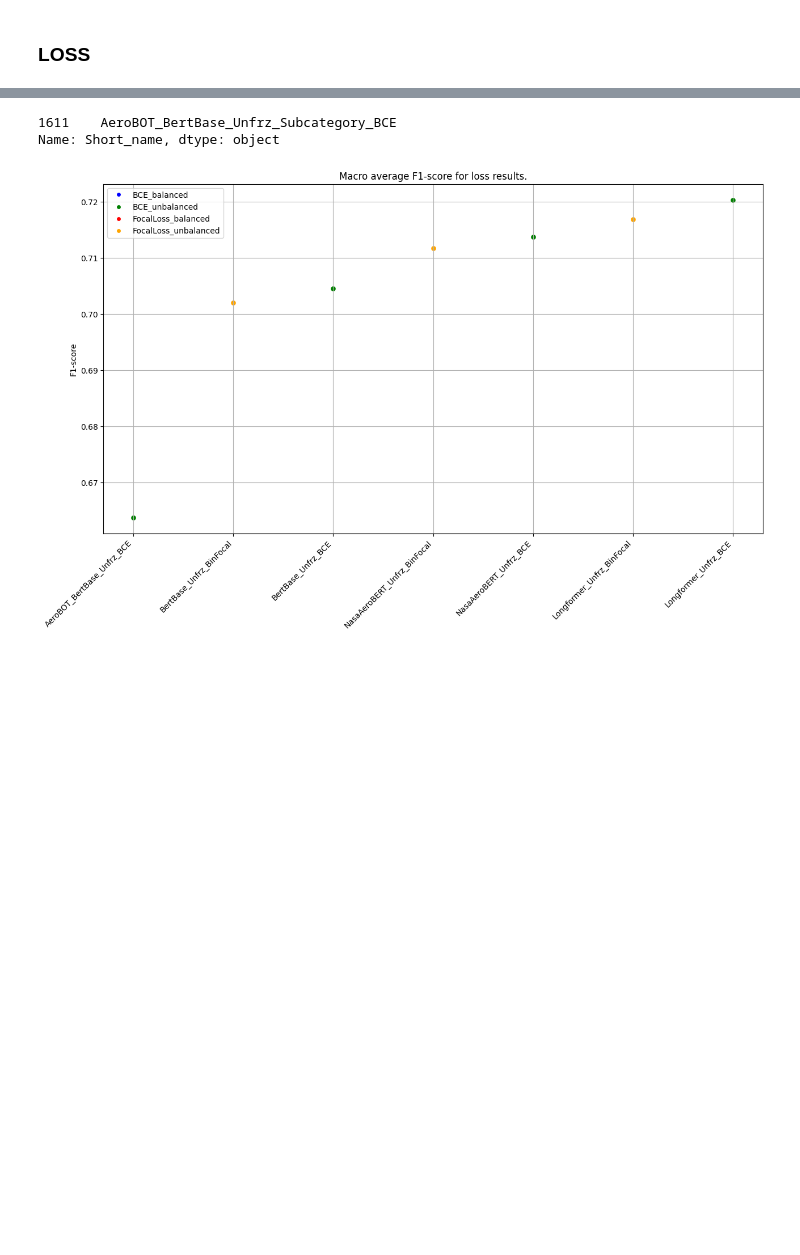
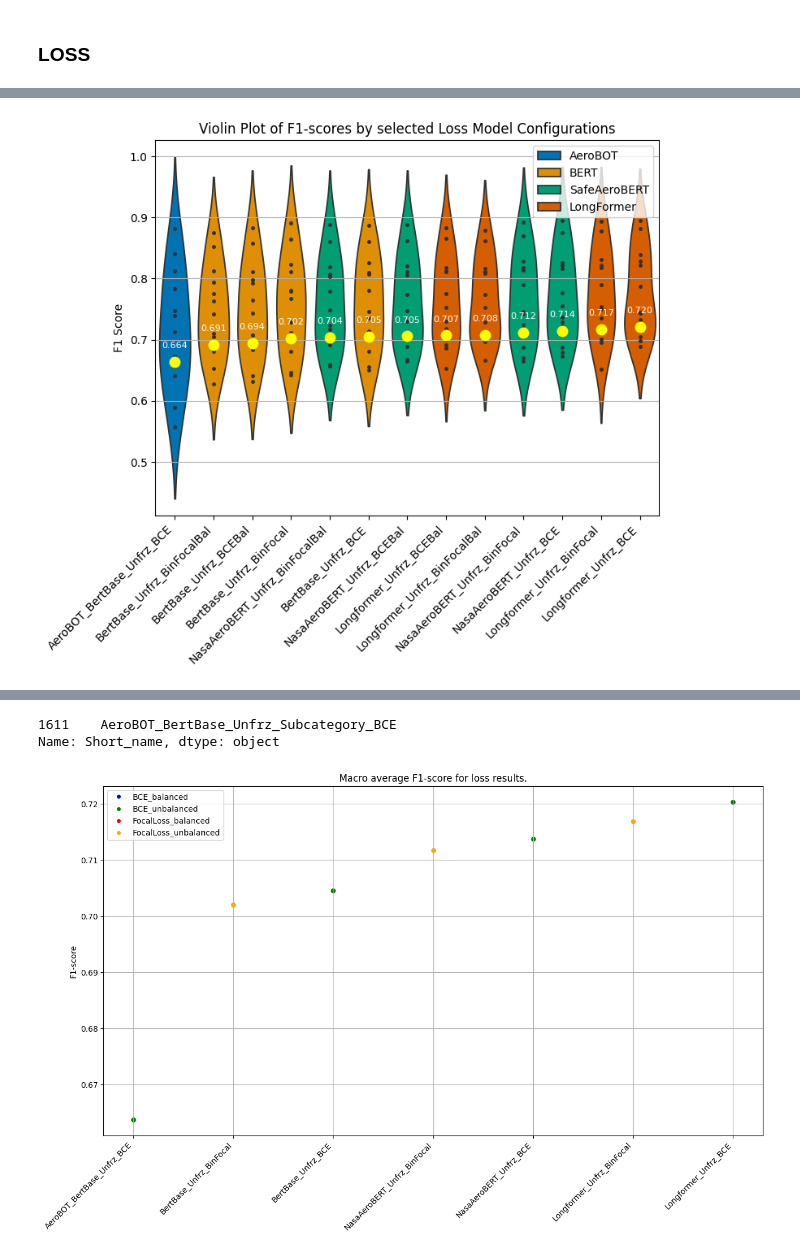
Before and after one commit to Gogonemnem/Safran-Project, a Jupyter notebook: Visualization_plot.ipynb, the cells around one changed output, grey strips where cells are left out. Cells and saved outputs as stored; diff of their text form; code cells hidden in the pictures; blank space fills up the shorter version.

```diff
--- a/Visualization_plot.ipynb
+++ b/Visualization_plot.ipynb
@@ -318,0 +366,58 @@ Passing `palette` without assigning `hue` is deprecated and will be removed in v
+# %%
+import seaborn as sns
+import matplotlib.pyplot as plt
+
+# Selecting model configurations
+category_list = ['micro avg', 'weighted avg', 'macro avg', 'samples avg', 'No Specific Anomaly Occurred']
+loss_list = ["BCE_unbalanced", "BCE_balanced", "FocalLoss_unbalanced", "FocalLoss_balanced"]
+
+
+# Filter results
+results2 = results.sort_values(by='f1-score')
+filtered_loss = filter_boxplot("non-abbreviated", loss_list , ["unfrozen"], "group", category_list, results2)
+filtered_abb = filter_results("non-abbreviated", loss_list, ["unfrozen"], "group", "macro avg", results)
+
+# Sort filtered_loss based on 'f1-score' in ascending order
+#filtered_loss_sorted = filtered_loss.sort_values(by='f1-score')
+filtered_abb_sorted = filtered_abb.sort_values(by='f1-score')
+
+
+# Get unique values of 'Model Name' column from filtered_abb_sorted
+unique_model_names = filtered_abb_sorted['Model Name'].unique()
+
+# Create a dictionary mapping model names to their order index
+model_name_order = {name: index for index, name in enumerate(unique_model_names)}
+
+# Add a new column to filtered_loss_sorted with the order index of the model names
+filtered_loss['Model Name Order'] = filtered_loss['Model Name'].map(model_name_order)
+
+# Sort filtered_loss_sorted by the 'Model Name Order' column
+filtered_loss_sorted = filtered_loss.sort_values(by='Model Name Order')
+
+# Remove the 'Model Name Order' column if desired
+filtered_loss_sorted.drop(columns=['Model Name Order'], inplace=True)
+
+# Get unique model names for x-axis ticks
+model_names = filtered_loss_sorted['Short_name'].unique().tolist()
+
+plt.figure(figsize=(8, 6))
+
+# Violin plot with hue set to 'Model' and using filtered_loss_sorted data
+sns.violinplot(data=filtered_loss_sorted, x="Model Name", y="f1-score", inner="points", saturation=1, palette='colorblind', hue='Model')
+plt.title('Violin Plot of F1-scores by selected Loss Model Configurations')
+plt.ylabel('F1 Score')
+plt.xticks(range(len(model_names)), model_names, rotation=45, ha='right')
+
+# Iterate over the data points and add text annotations
+for i in range(len(filtered_abb_sorted)):
+    plt.text(filtered_abb_sorted.iloc[i]['Model Name'], filtered_abb_sorted.iloc[i]['f1-score'] + 0.02,
+             f"{filtered_abb_sorted.iloc[i]['f1-score']:.3f}", ha='center', va='bottom', fontsize=8, color='white')
+
+plt.grid()
+
+# Add stripplot
+sns.stripplot(data=filtered_abb_sorted, x="Model Name", y="f1-score", color='yellow', size=10, jitter=True)
+plt.xlabel('')
+plt.show()
+# %% [output]
+[figure, added]
```
Also changed, not shown: parts of 7 cells of this notebook, 2 other files.
